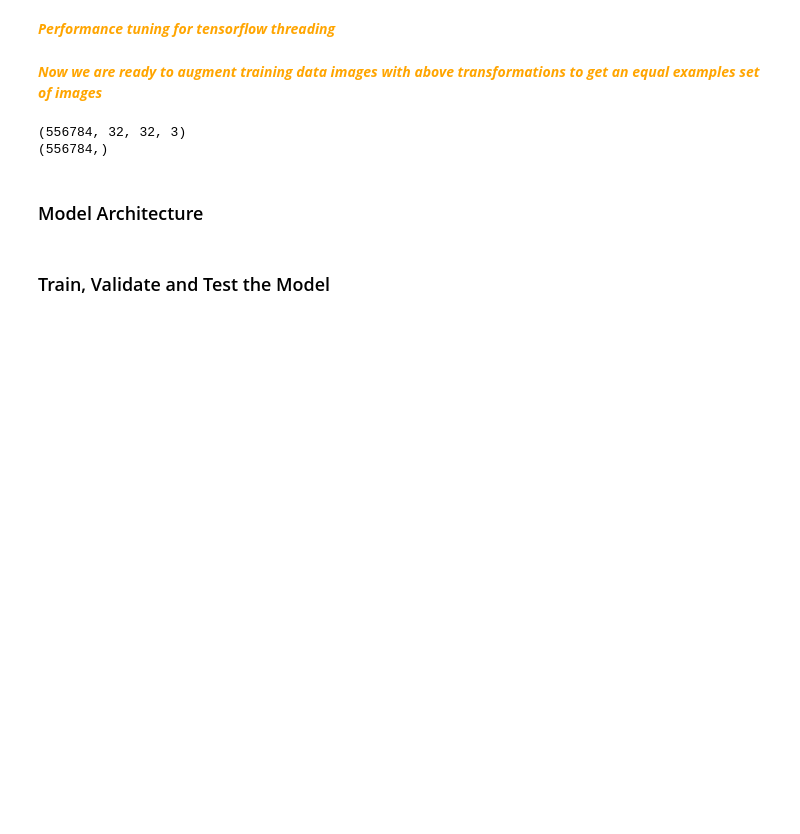
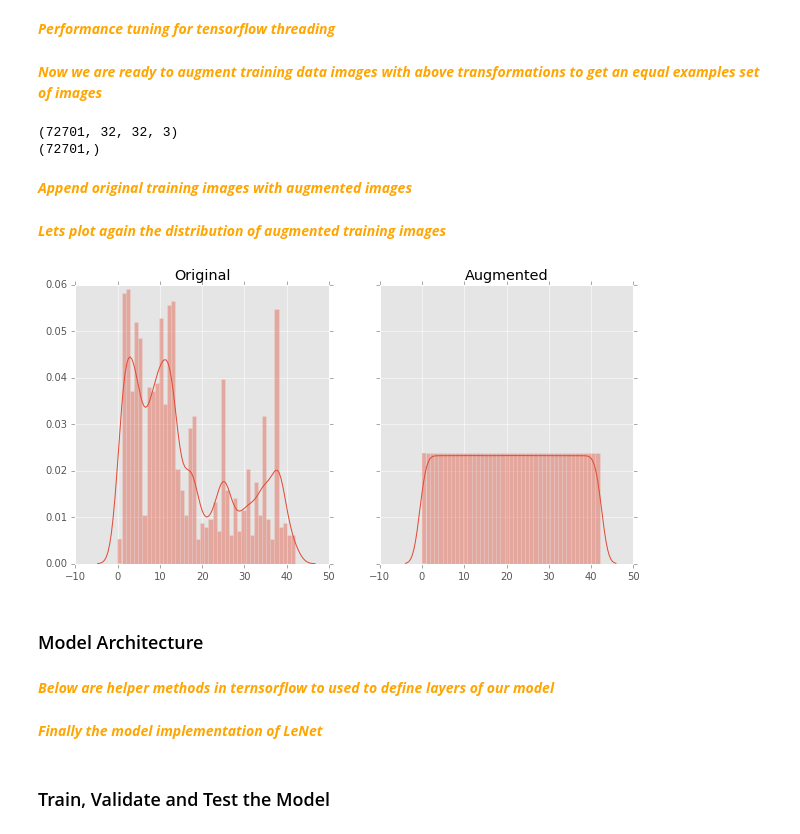
Before and after one commit to rajatsharma01/CarND-Traffic-Sign-Classifier-Project, a Jupyter notebook: Traffic_Sign_Classifier_dev.ipynb, the cells around one changed output. Drawn from its saved outputs; the diff is of its cells as text; code cells hidden in the pictures; blank space fills up the shorter version.

Commit message:
Commiting dev model to come back to it later

```diff
--- a/Traffic_Sign_Classifier_dev.ipynb
+++ b/Traffic_Sign_Classifier_dev.ipynb
@@ -293,24 +325,58 @@ from tqdm import tqdm
 X_train_aug = np.array([])
 y_train_aug = np.array([])
 BATCH_SIZE = 256
-with tf.Session(graph=model_graph, config=config) as sess:
-    #for i in range(n_classes):
-        #more_examples[i]/num_examples[i]
-    for offset in tqdm(range(0, n_train, BATCH_SIZE), desc="Preprocessing images"):
-        batch_x, batch_y = X_train[offset:offset+BATCH_SIZE], y_train[offset:offset+BATCH_SIZE]
-        batch_aug_x, batch_aug_y = sess.run(augment_images(input_images, input_labels, 5),
-                                            feed_dict={input_images:batch_x, input_labels:batch_y})
+
+# Augment images in batches and append to X_train_aug, y_train_aug
+def augment_images_in_batch(X_images, y_labels, n_permutations):
+    global X_train_aug
+    global y_train_aug
+    for offset in range(0, X_images.shape[0], BATCH_SIZE):
+        batch_x, batch_y = X_images[offset:offset+BATCH_SIZE], y_labels[offset:offset+BATCH_SIZE]
+        with tf.Session(graph=model_graph, config=config) as sess:
+            batch_aug_x, batch_aug_y = sess.run(augment_images(input_images, input_labels, n_permutations),
+                                                feed_dict={input_images:batch_x, input_labels:batch_y})
         assert(batch_aug_x.shape[0] == batch_aug_y.shape[0])
         X_train_aug = np.concatenate([X_train_aug, batch_aug_x]) if X_train_aug.size else batch_aug_x
         y_train_aug = np.concatenate([y_train_aug, batch_aug_y]) if y_train_aug.size else batch_aug_y
 
+# Augment images for every class
+for i in tqdm(range(n_classes), desc="Augmenting images"):
+    class_images = X_train[class_indices[i,0][:]]
+    class_labels = y_train[class_indices[i,0][:]]
+
+    # create augmentations for each image in the class
+    if per_image_augmentations[i] > 0:
+        augment_images_in_batch(class_images, class_labels, per_image_augmentations[i])
+
+    # create 1 augmentation for randomly selected image in the class
+    if random_image_augmentations[i] > 0:
+        random_samples = np.random.randint(0, len(class_images), random_image_augmentations[i])
+        augment_images_in_batch(class_images[random_samples], class_labels[random_samples], 1)
+
 print(X_train_aug.shape)
 print(y_train_aug.shape)
 # %% [output]
-(556784, 32, 32, 3)
-(556784,)
+(72701, 32, 32, 3)
+(72701,)
+# %% [markdown]
+<span style="color:orange"> _**Append original training images with augmented images**_ </span>
+# %%
+X_train_aug = np.concatenate([X_train, X_train_aug])
+y_train_aug = np.concatenate([y_train, y_train_aug])
+# %% [markdown]
+<span style="color:orange"> _**Lets plot again the distribution of augmented training images**_ </span>
+# %%
+fig, axs = plt.subplots(ncols=2, figsize=(10,5), sharey=True)
+_ = sns.distplot(y_train, bins=n_classes, ax=axs[0])
+_ = sns.distplot(y_train_aug, bins=n_classes, ax=axs[1])
+_ = axs[0].set_title('Original')
+_ = axs[1].set_title('Augmented')
+# %% [output]
+[figure, added]
 # %% [markdown]
 ### Model Architecture
+# %% [markdown]
+<span style="color:orange"> _**Below are helper methods in ternsorflow to used to define layers of our model**_ </span>
 # %%
 ### Define your architecture here.
 ### Feel free to use as many code cells as needed.
@@ -352 +418,3 @@ with model_graph.as_default():
+# %% [markdown]
+<span style="color:orange"> _**Finally the model implementation of LeNet**_ </span>
 # %%
```
Also changed, not shown: parts of 25 cells of this notebook.
